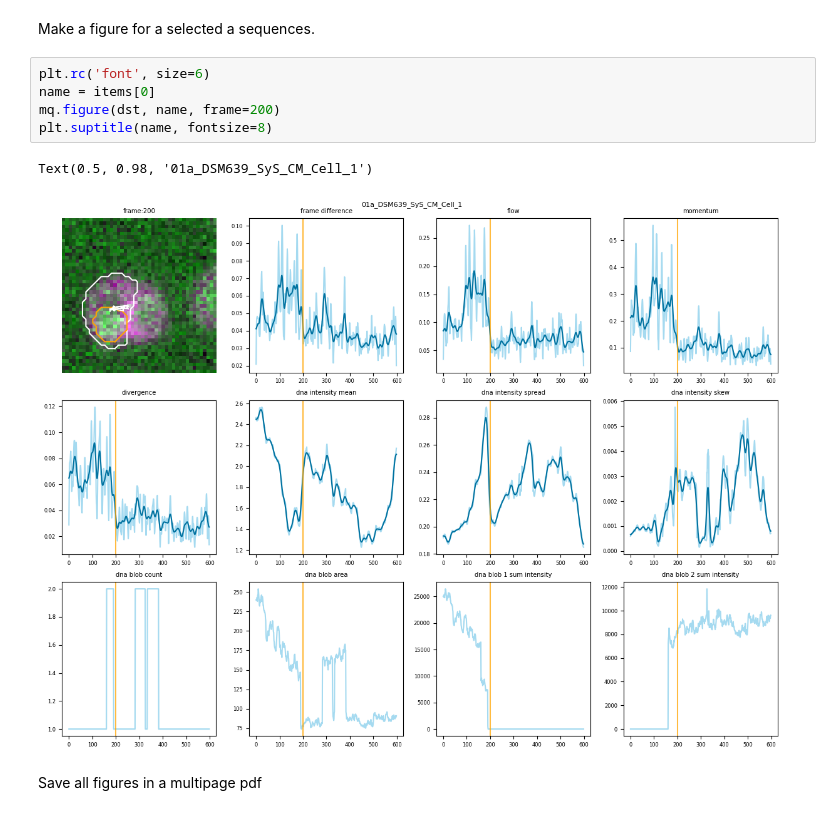
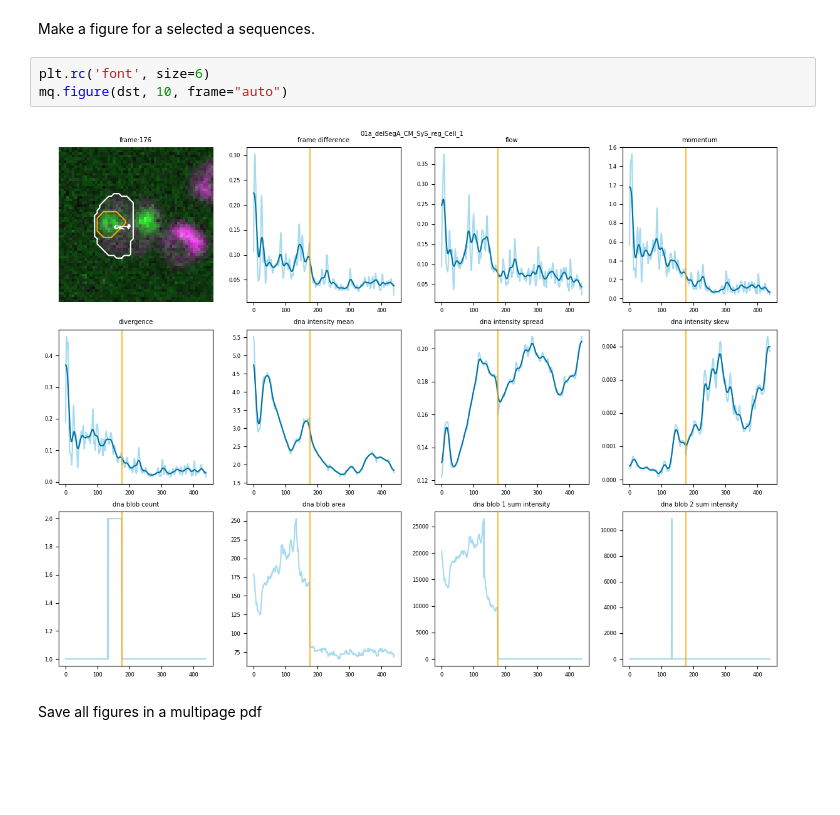
Before and after one commit to jboulanger/dna-movement-sufolobus, a Jupyter notebook: 3_Visualization.ipynb, the cells around one changed output. Cells and saved outputs as stored; diff of their text form; blank space fills up the shorter version.

Commit message:
include figure in processing

```diff
--- a/3_Visualization.ipynb
+++ b/3_Visualization.ipynb
@@ -24,12 +24,9 @@ There are 188 items in '/media/cephfs2/jeromeb/userdata/Baum_group/jparham/Analy
 Make a figure for a selected a sequences.
 # %%
 plt.rc('font', size=6)
-name = items[0]
-mq.figure(dst, name, frame=200)
-plt.suptitle(name, fontsize=8)
+mq.figure(dst, 10, frame="auto")
 # %% [output]
-Text(0.5, 0.98, '01a_DSM639_SyS_CM_Cell_1')
-[figure, old version]
+[figure, new version]
 # %% [markdown]
 Save all figures in a multipage pdf
 # %%
```
Also changed, not shown: parts of 4 cells of this notebook, 3 other files.
